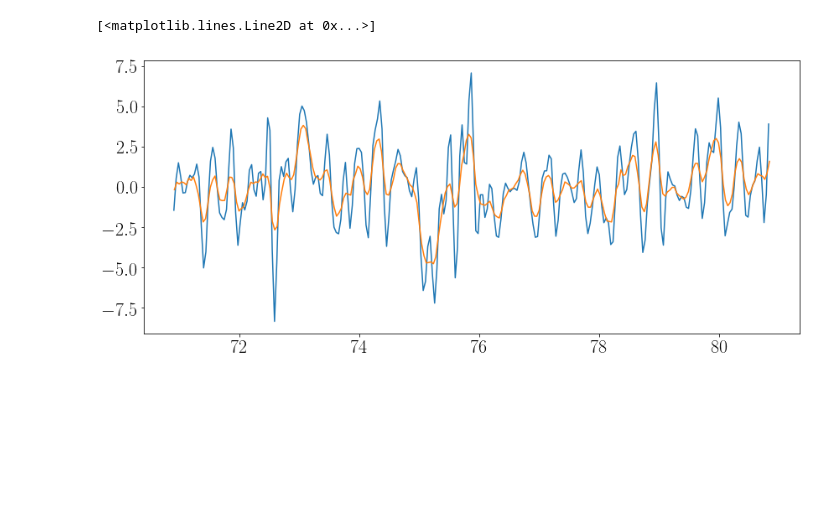
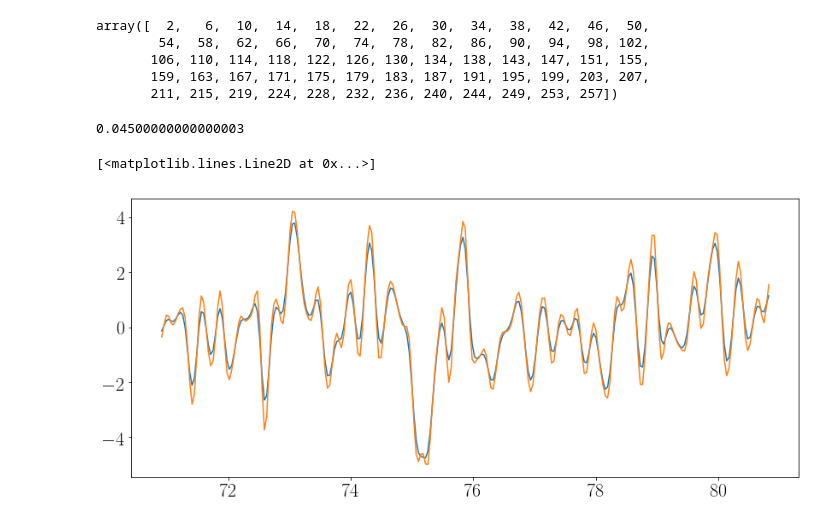
Before and after one commit to TheaQG/AWI_Bcores_Analysis, a Jupyter notebook: StabilityTests.ipynb, the cells around one changed output. Drawn from its saved outputs; the diff is of its cells as text; code cells hidden in the pictures; blank space fills up the shorter version.

```diff
--- a/StabilityTests.ipynb
+++ b/StabilityTests.ipynb
@@ -138,5 +199,5 @@ depth_LT_int, d18O_LT_int, Delta = interpCores(np.asarray(depth_LT)[0], np.asarr
 inst = BackDiffuse(site, site_d18O, CoresSpecs, dTamb, dLaki, 500, diffLenData=site_Diff[['Depth','sigma_o18']], densData=site_Dens)
 diffLen = inst.spectralEstimate()
 difflenEstHL = inst.diffLenEstimateHL()
-depth1, data, diffLen, peaks, arr_DiffLens, arr_Npeaks = inst.backDiffused(theoDiffLen=False,print_Npeaks=False)
+depth1, data, diffLen, peaks, arr_DiffLens, arr_Npeaks, arr_depth, arr_data = inst.backDiffused(theoDiffLen=False,print_Npeaks=False, diffLenStart_In=0.005, diffLenEnd_In=0.15)
 # %% [output]
@@ -152,7 +223,18 @@ plt.axhline(y=32,ls='--',color='k')
+# %%
+peaks
+# %% [output]
+array([  2,   6,  10,  14,  18,  22,  26,  30,  34,  38,  42,  46,  50,
+        54,  58,  62,  66,  70,  74,  78,  82,  86,  90,  94,  98, 102,
+       106, 110, 114, 118, 122, 126, 130, 134, 138, 143, 147, 151, 155,
+       159, 163, 167, 171, 175, 179, 183, 187, 191, 195, 199, 203, 207,
+       211, 215, 219, 224, 228, 232, 236, 240, 244, 249, 253, 257])
 # %%
 fig, ax = plt.subplots(figsize=(14,6))
-plt.plot(depth1,data)
-plt.plot(depth_LT,d18O_LT-np.mean(d18O_LT))
+i=80
+print(arr_DiffLens[i])
+plt.plot(arr_depth[0],arr_data[0])
+plt.plot(arr_depth[i], arr_data[i])
 # %% [output]
-[<matplotlib.lines.Line2D at 0x...>]
+0.04500000000000003
+[<matplotlib.lines.Line2D at 0x...>]
-[figure, old version]
+[figure, new version]
```
Also changed, not shown: parts of 5 cells of this notebook, 2 other files.
